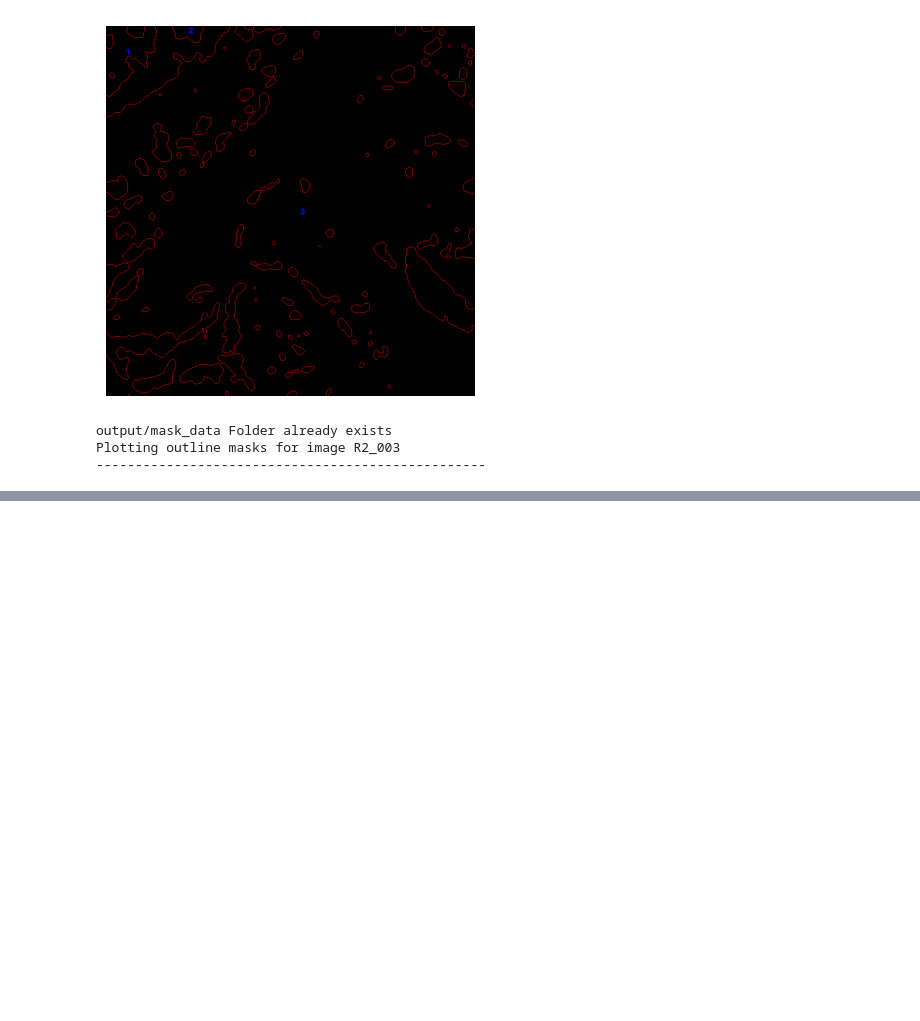
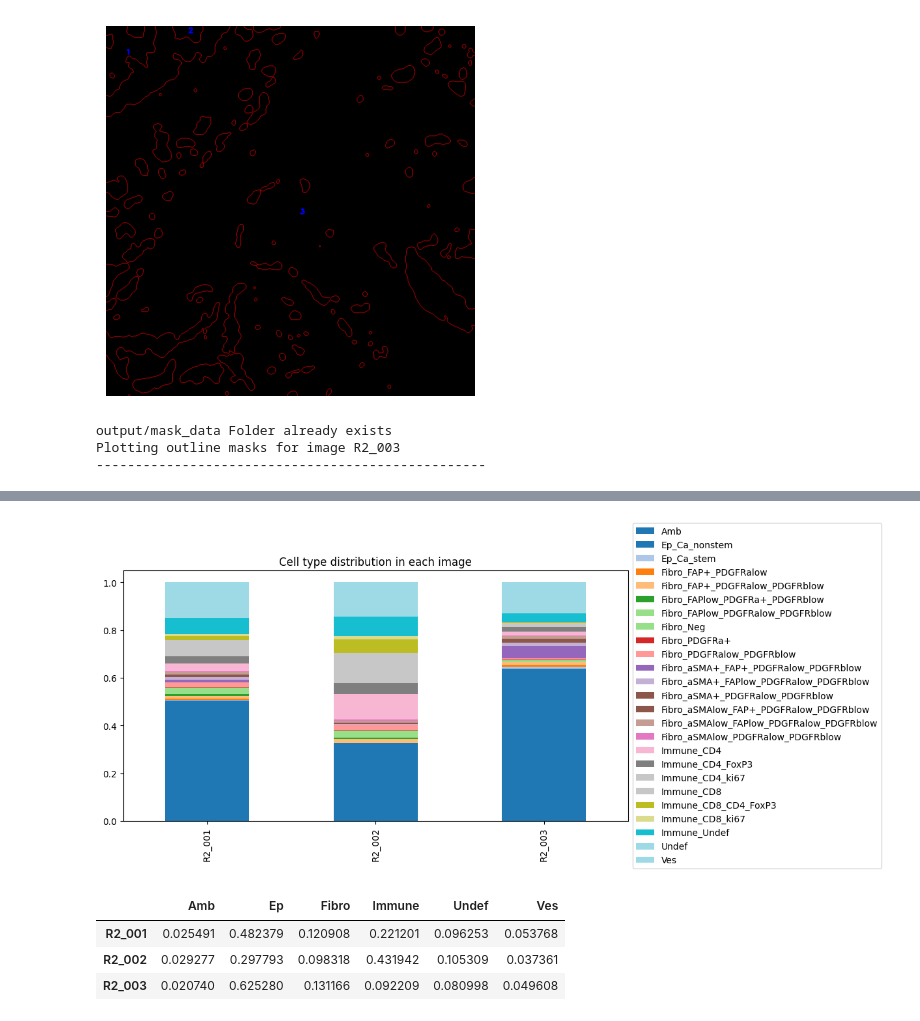
Before and after one commit to PattaWapee/IMCprocess, a Jupyter notebook: notebooks/mask_analysis/mask_analysis_full_pipeline/01pipeline_level1.ipynb, the cells around one changed output, grey strips where cells are left out. Drawn from its saved outputs; the diff is of its cells as text; code cells hidden in the pictures; blank space fills up the shorter version.

Commit message:
Update to plot cell distribution bar graph

```diff
--- a/notebooks/mask_analysis/mask_analysis_full_pipeline/01pipeline_level1.ipynb
+++ b/notebooks/mask_analysis/mask_analysis_full_pipeline/01pipeline_level1.ipynb
@@ -120,7 +120,7 @@ img_info = [['R2_001',data_input_path+'Patient2_001.tiff',data_input_path+'Patie
             ['R2_003',data_input_path+'Patient2_003.tiff',data_input_path+'Patient2_003_cancer_mask.tiff',data_input_path+'Patient2_003_tissue_mask.tiff'],
             ]
 input_anndata = data_lev1.adata_dict['level1']
-
+cells_data_list = []
 for img_id, cell_mask_file, cancer_mask_file, tissue_mask_file in img_info:
     print(img_id)
     cells_data = full_pipeline_IMG_mask(labeled_anndata = input_anndata,
@@ -128,6 +128,7 @@ for img_id, cell_mask_file, cancer_mask_file, tissue_mask_file in img_info:
                                         cell_mask_file=cell_mask_file,
                                         cancer_mask_file=cancer_mask_file,
                                         tissue_mask_file=tissue_mask_file)
+    cells_data_list.append(cells_data)
     print('--------------------------------------------------')
 # %% [output]
 R2_001
@@ -156,0 +178,14 @@ Plotting outline masks for image R2_003
+# %%
+def get_cell_count_df(cells_data_list,level, img_info):
+    img_ids = [img_id[0] for img_id in img_info]
+    label = cells_data_list[0].columns[
+        cells_data_list[0].columns.str.contains(level)][0]
+    cell_count_ls = [pd.DataFrame(
+        df[label].value_counts(normalize=True)).rename(
+                columns={label:img_id})
+            for df, img_id in zip(cells_data_list, img_ids)]
+    cell_count_df = pd.concat(cell_count_ls, axis=1, sort=True).T
+    return cell_count_df
+# %%
+cell_count_df_level2 = get_cell_count_df(cells_data_list, 'level2',img_info)
+cell_count_df_level2
@@ -156,0 +198,20 @@ Plotting outline masks for image R2_003
+# %%
+# plot cell type distribution in each image and
+# save in the folder 'output/plot'
+ax = cell_count_df_level2.plot(kind='bar', stacked=True,
+                        colormap='tab20',
+                        figsize=(10,5),
+                        title='Cell type distribution in each image')
+ax.legend(loc='center left', bbox_to_anchor=(1, 0.5))
+plt.savefig('output/plot/cell_type_distribution_level2.png', bbox_inches='tight')
+plt.show()
+# %% [output]
+[figure, added]
+# %%
+cell_count_df_level1 = get_cell_count_df(cells_data_list, 'level1',img_info)
+cell_count_df_level1
+# %% [output]
+|  | Amb | Ep | Fibro | Immune | Undef | Ves |
+| R2_001 | 0.025491 | 0.482379 | 0.120908 | 0.221201 | 0.096253 | 0.053768 |
+| R2_002 | 0.029277 | 0.297793 | 0.098318 | 0.431942 | 0.105309 | 0.037361 |
+| R2_003 | 0.020740 | 0.625280 | 0.131166 | 0.092209 | 0.080998 | 0.049608 |
```
Also changed, not shown: parts of 4 cells of this notebook, 2 other files.
